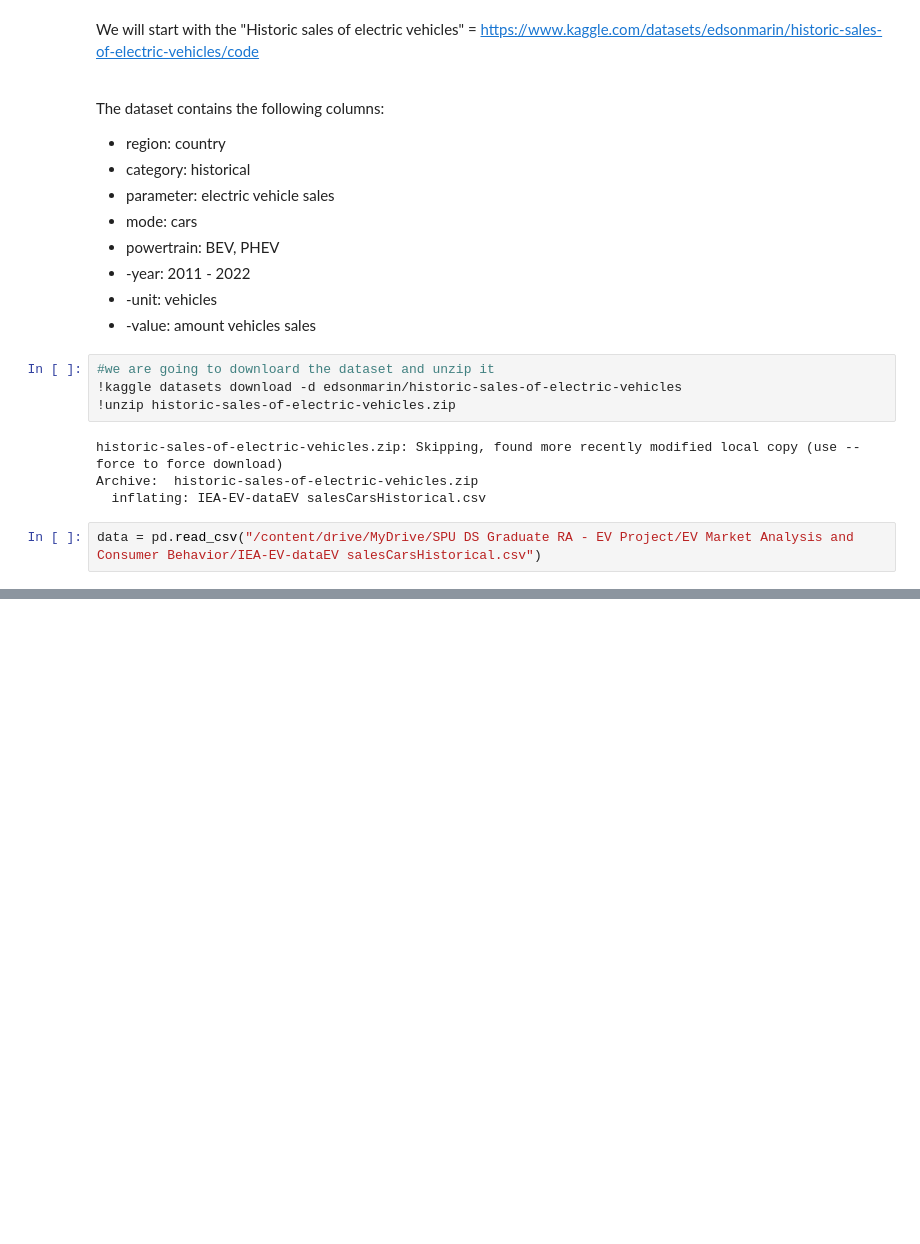
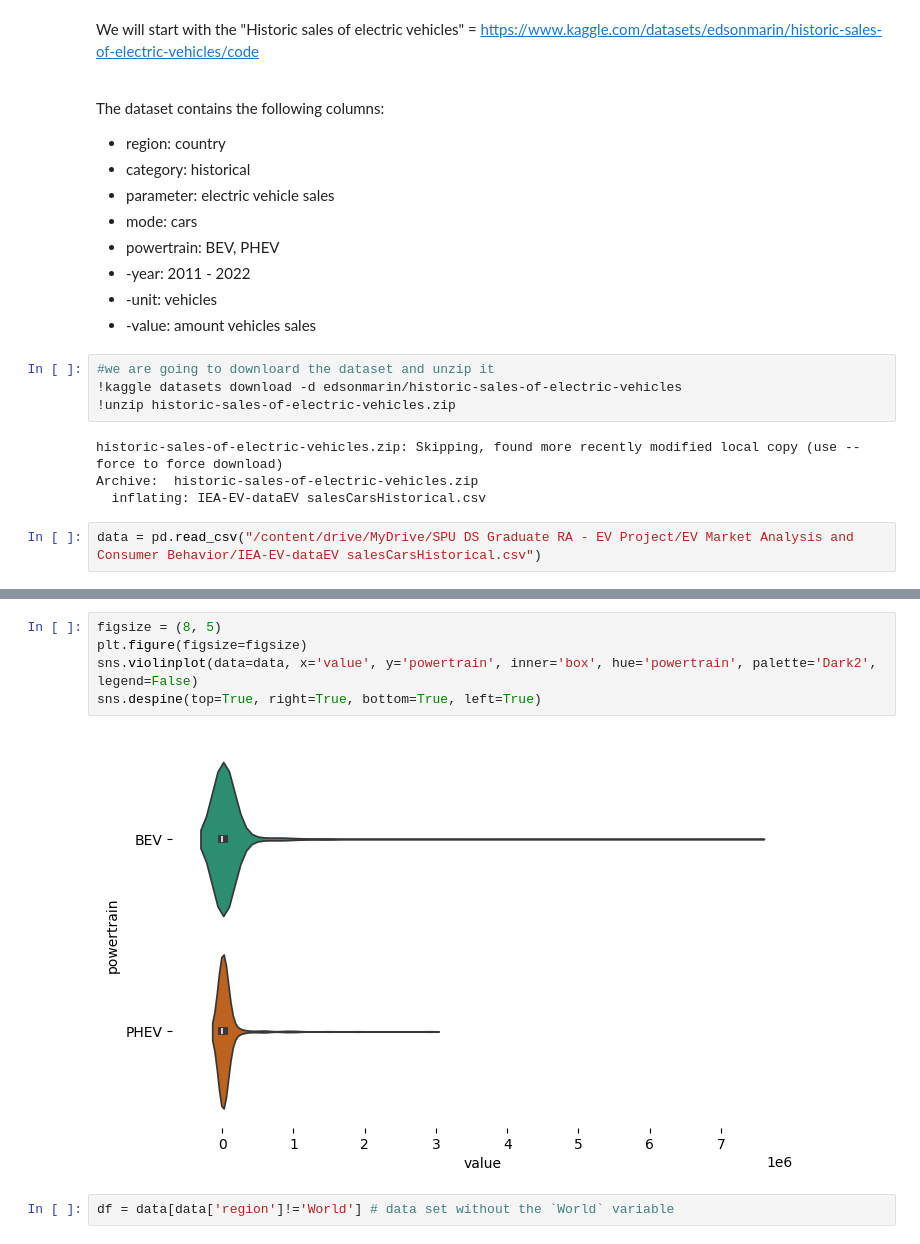
Before and after one commit to kkrusere/EV_Market-Analysis-and-Consumer-Behavior, a Jupyter notebook: exploratory_data_analysis.ipynb, the cells around one changed output, grey strips where cells are left out. Saved outputs shown, nothing was run; the diff lists cells and outputs as text; blank space fills up the shorter version.

```diff
--- a/exploratory_data_analysis.ipynb
+++ b/exploratory_data_analysis.ipynb
@@ -121,0 +176,9 @@ _ = plt.ylabel('count()')
+# %%
+figsize = (8, 5)
+plt.figure(figsize=figsize)
+sns.violinplot(data=data, x='value', y='powertrain', inner='box', hue='powertrain', palette='Dark2', legend=False)
+sns.despine(top=True, right=True, bottom=True, left=True)
+# %% [output]
+[figure, added]
+# %%
+df = data[data['region']!='World'] # data set without the `World` variable
```
Also changed, not shown: parts of 15 cells of this notebook.
